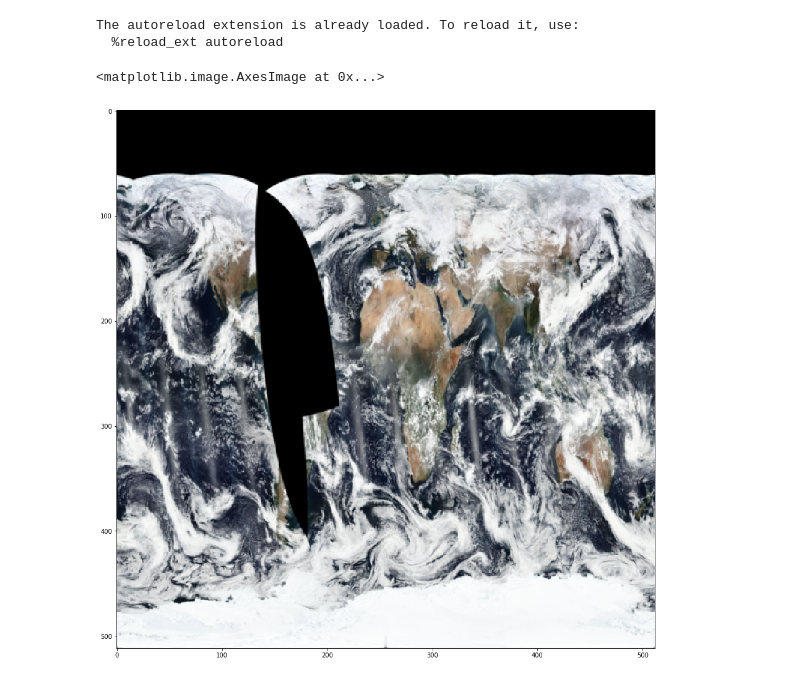
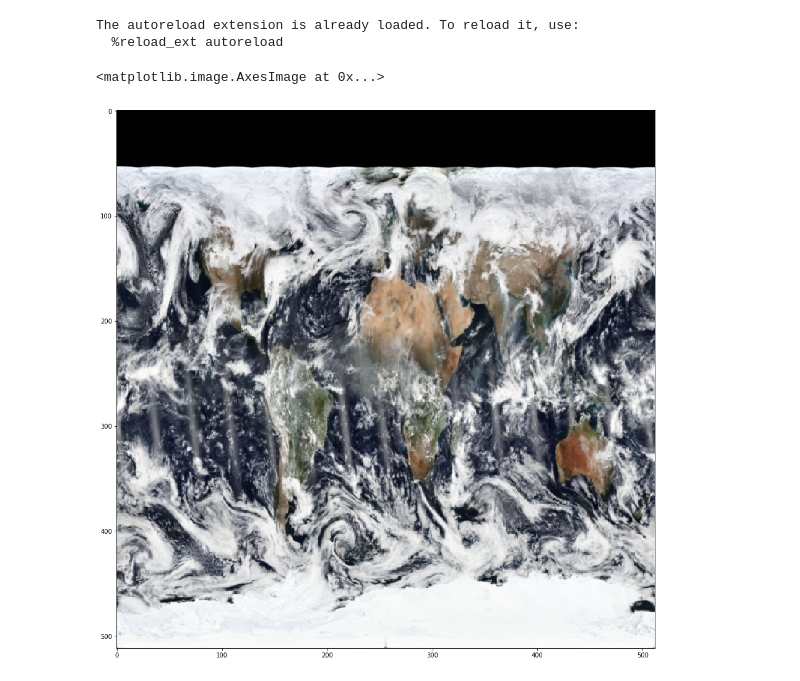
Before and after one commit to nasa-gibs/gibs-ml, a Jupyter notebook: test.ipynb, the cells around one changed output. Cells and saved outputs as stored; diff of their text form; code cells hidden in the pictures.

Commit message:
Bring up to date

```diff
--- a/test.ipynb
+++ b/test.ipynb
@@ -28,18 +28,18 @@ The autoreload extension is already loaded. To reload it, use:
 # %%
 # ECLIPSE: 2016-09-01, 2017-02-26, 2016-03-09, 2018-02-15 (solar-no missing data)
 # TINY HOLE: 2016-01-30, 2016-04-21
 # THIN HOLE: 2016-02-07
 # BIG HOLE: 2015-11-25, 2016-12-20, 2017-03-30, 2017-03-31, 2017-04-01, 2017-09-29, 2017-11-30, 2017-12-30, 2018-01-29
 # JAGGED STITCH: 2016-05-26, 2017-05-08
-date = "2018-01-29"
+date = "2016-02-07"
 example_img_file = "data/4326/" + date + "/VIIRS_SNPP_CorrectedReflectance_TrueColor.jpg"
 img_size =  (512, 512)
 # (4096, 2048)
 image = np.asarray(Image.open(example_img_file).resize(img_size, Image.BILINEAR))
 plt.imshow(image)
 # %% [output]
 <matplotlib.image.AxesImage at 0x...>
-[figure, old version]
+[figure, new version]
 # %%
 # Grayscale the image
 imgray = cv2.cvtColor(image, cv2.COLOR_BGR2GRAY)
```
Also changed, not shown: parts of 1 cell of this notebook, 10 other files.
